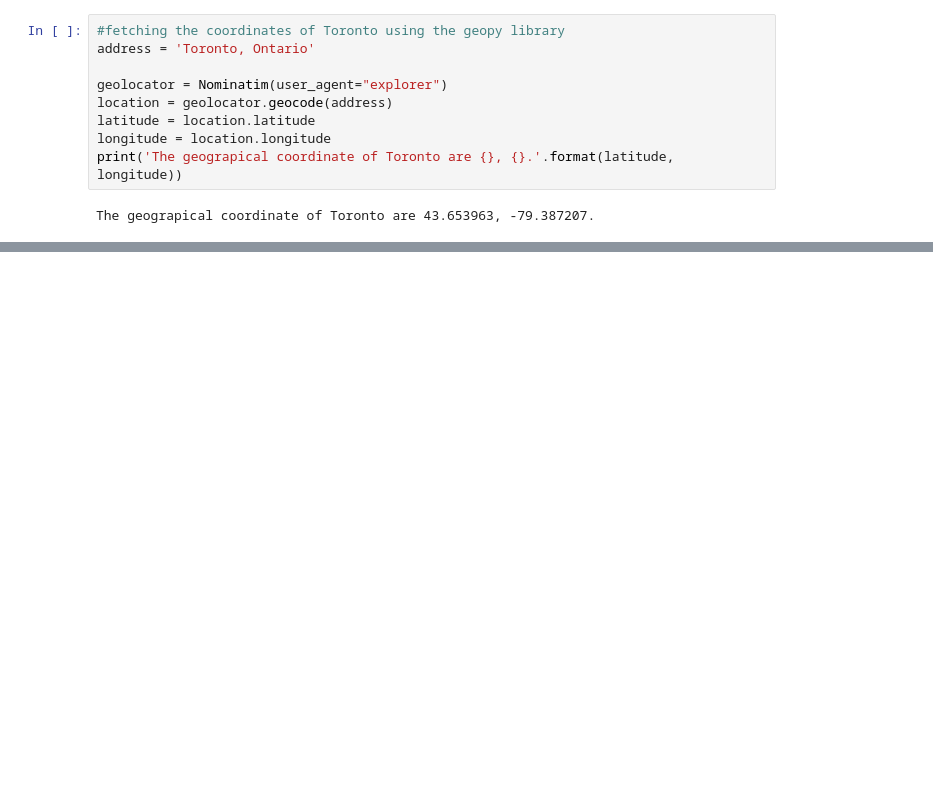
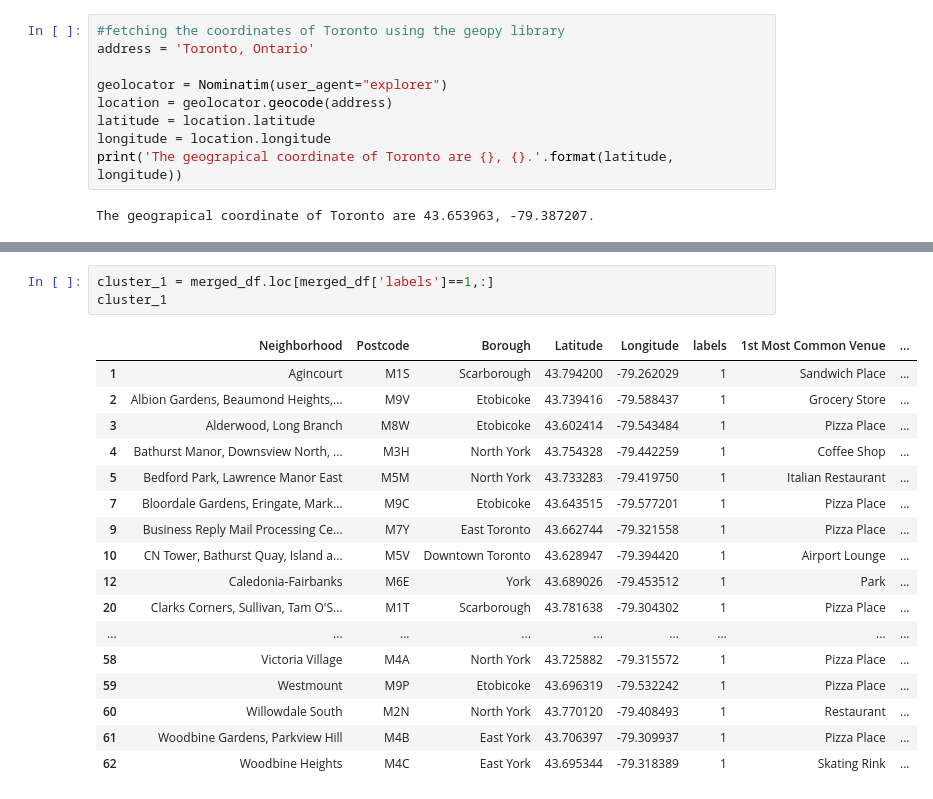
Before and after one commit to devshah96/Capstone-IBM-Data-Science, a Jupyter notebook: Capstone.ipynb, the cells around one changed output, grey strips where cells are left out. Cells and saved outputs as stored; diff of their text form; blank space fills up the shorter version.

```diff
--- a/Capstone.ipynb
+++ b/Capstone.ipynb
@@ -353,0 +384,21 @@ map_clusters
+# %%
+cluster_1 = merged_df.loc[merged_df['labels']==1,:]
+cluster_1
+# %% [output]
+|  | Neighborhood | Postcode | Borough | Latitude | Longitude | labels | 1st Most Common Venue | ... |
+| 1 | Agincourt | M1S | Scarborough | 43.794200 | -79.262029 | 1 | Sandwich Place | ... |
+| 2 | Albion Gardens, Beaumond Heights,... | M9V | Etobicoke | 43.739416 | -79.588437 | 1 | Grocery Store | ... |
+| 3 | Alderwood, Long Branch | M8W | Etobicoke | 43.602414 | -79.543484 | 1 | Pizza Place | ... |
+| 4 | Bathurst Manor, Downsview North, ... | M3H | North York | 43.754328 | -79.442259 | 1 | Coffee Shop | ... |
+| 5 | Bedford Park, Lawrence Manor East | M5M | North York | 43.733283 | -79.419750 | 1 | Italian Restaurant | ... |
+| 7 | Bloordale Gardens, Eringate, Mark... | M9C | Etobicoke | 43.643515 | -79.577201 | 1 | Pizza Place | ... |
+| 9 | Business Reply Mail Processing Ce... | M7Y | East Toronto | 43.662744 | -79.321558 | 1 | Pizza Place | ... |
+| 10 | CN Tower, Bathurst Quay, Island a... | M5V | Downtown Toronto | 43.628947 | -79.394420 | 1 | Airport Lounge | ... |
+| 12 | Caledonia-Fairbanks | M6E | York | 43.689026 | -79.453512 | 1 | Park | ... |
+| 20 | Clarks Corners, Sullivan, Tam O'S... | M1T | Scarborough | 43.781638 | -79.304302 | 1 | Pizza Place | ... |
+| ... | ... | ... | ... | ... | ... | ... | ... | ... |
+| 58 | Victoria Village | M4A | North York | 43.725882 | -79.315572 | 1 | Pizza Place | ... |
+| 59 | Westmount | M9P | Etobicoke | 43.696319 | -79.532242 | 1 | Pizza Place | ... |
+| 60 | Willowdale South | M2N | North York | 43.770120 | -79.408493 | 1 | Restaurant | ... |
+| 61 | Woodbine Gardens, Parkview Hill | M4B | East York | 43.706397 | -79.309937 | 1 | Pizza Place | ... |
+| 62 | Woodbine Heights | M4C | East York | 43.695344 | -79.318389 | 1 | Skating Rink | ... |
```
Also changed, not shown: parts of 6 cells of this notebook.
